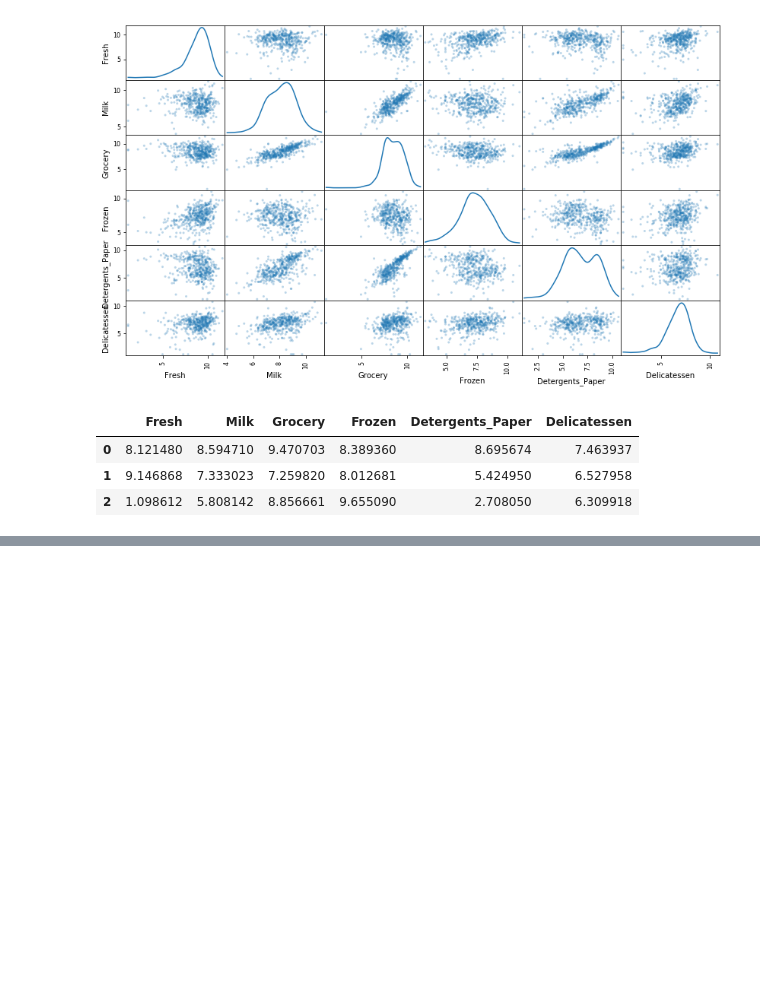
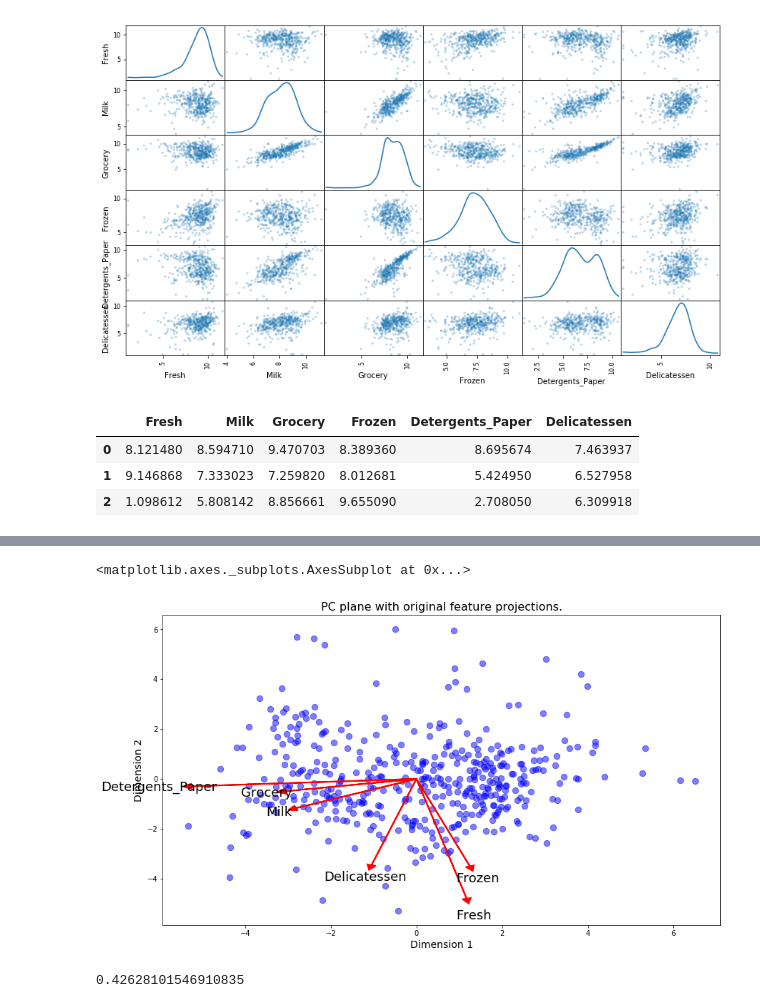
Before and after one commit to barzrcom/data_science, a Jupyter notebook: training/lession_8.ipynb, the cells around one changed output, grey strips where cells are left out. Saved outputs shown, nothing was run; the diff lists cells and outputs as text; code cells hidden in the pictures; blank space fills up the shorter version.

```diff
--- a/training/lession_8.ipynb
+++ b/training/lession_8.ipynb
@@ -239,0 +215,10 @@ for feature in log_data.keys():
+# %%
+pca = PCA(n_components=2).fit(good_data)
+reduced_data = pca.transform(good_data)
+pca_samples = pca.transform(log_samples)
+reduced_data = pd.DataFrame(reduced_data, columns=['Dimension 1', 'Dimension 2'])
+# %%
+vs.biplot(good_data, reduced_data, pca)
+# %% [output]
+<matplotlib.axes._subplots.AxesSubplot at 0x...>
+[figure, added]
@@ -239,0 +228,10 @@ for feature in log_data.keys():
+# %%
+for i in range(2, 3):
+    clusterer = KMeans(n_clusters=i, random_state=0).fit(reduced_data)
+    preds = clusterer.predict(reduced_data)
+    centers = clusterer.cluster_centers_
+    sample_preds = clusterer.predict(pca_samples)
+    score = silhouette_score(reduced_data, clusterer.labels_, metric="euclidean")
+    print(score)
+# %% [output]
+0.42628101546910835
```
Also changed, not shown: parts of 6 cells of this notebook, 1 other file.
